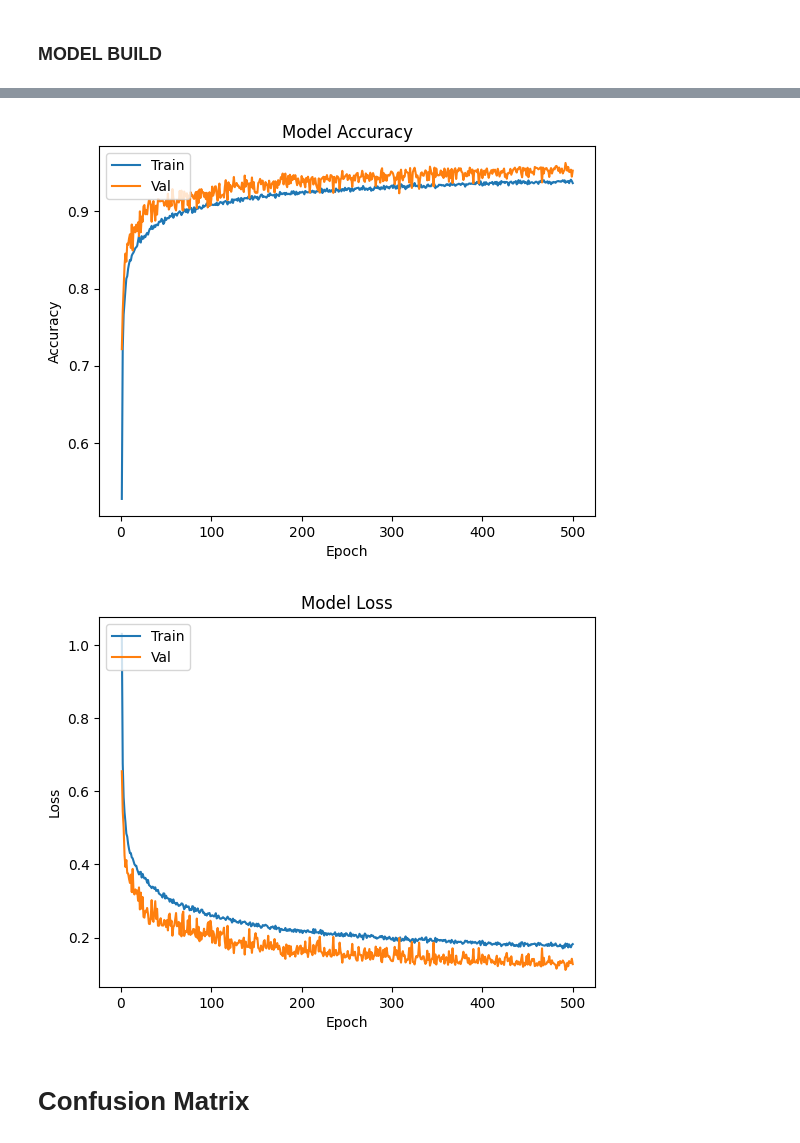
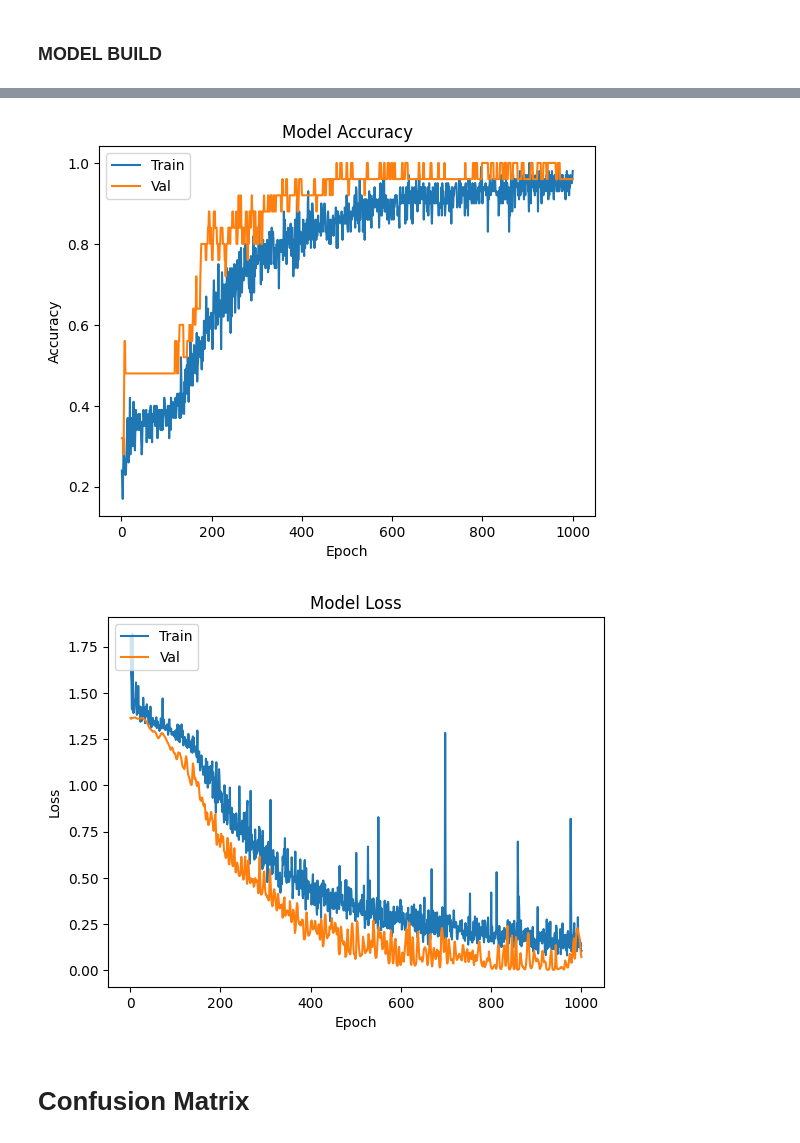
Before and after one commit to uosjapuelks/capstoneml, a Jupyter notebook: notebook/main_conv.ipynb, the cells around one changed output, grey strips where cells are left out. Saved outputs shown, nothing was run; the diff lists cells and outputs as text; code cells hidden in the pictures.

Commit message:
Train on real data

```diff
--- a/notebook/main_conv.ipynb
+++ b/notebook/main_conv.ipynb
@@ -149,10 +192,10 @@ filt_df.apply(minMax)
 # %%
 # Scale data to normalize data
 def scale_g(x):
-    return (x + 35)/70
+    return (x)/255
 
 def scale_a(x):
-    return (x + 80)/160
+    return (x)/255
 # %%
 filt_df['gx'] = filt_df['gx'].apply(scale_g)
 filt_df['gy'] = filt_df['gy'].apply(scale_g)
@@ -179,8 +222,8 @@ filt_df
 # %%
-ds_X = filt_df[['gx','gy','gz','ax','ay','az']]
+ds_X = filt_df[['ax','ay','az','gx','gy','gz']]
 ds_Y = filt_df['label']
 
-scaled_X = pd.DataFrame(data=ds_X, columns=['gx','gy','gz','ax','ay','az'])
+scaled_X = pd.DataFrame(data=ds_X, columns=['ax','ay','az','gx','gy','gz'])
 scaled_X['Activity_code'] = ds_Y.values
 
 scaled_X
@@ -273,15 +316,15 @@ from tensorflow.keras.layers import Conv1D, Dropout, Flatten, Dense, Input
 from tensorflow.keras.optimizers import Adam
 # %%
 model = Sequential()
-model.add(Conv1D(24, 3, activation='relu', input_shape = X_train[0].shape))
+model.add(Conv1D(8, 3, activation='relu', input_shape = X_train[0].shape))
 model.add(Dropout(0.2))
 
-model.add(Conv1D(48, 4, activation='relu'))
+model.add(Conv1D(16, 4, activation='relu'))
 model.add(Dropout(0.2))
 
 model.add(Flatten())
 
-model.add(Dense(64, activation='relu'))
+model.add(Dense(24, activation='relu'))
 model.add(Dropout(0.5))
 
 # model.add(Dense(4, activation='softmax'))
@@ -296,7 +339,7 @@ model.add(Dropout(0.5))
 # model.add(Dropout(0.2))
 
 # model.add(Flatten())
-model.add(Dense(32, activation='relu'))
+model.add(Dense(12, activation='relu'))
 model.add(Dropout(0.3))
 
 model.add(Dense(4, activation='softmax'))
@@ -323,5 +366,5 @@ Trainable params: 53,468
 Non-trainable params: 0
 _________________________________________________________________
 # %%
-history = model.fit(X_train, Y_train, epochs=500, validation_data=(X_test, Y_test), verbose=1)
+history = model.fit(X_train, Y_train, epochs=1000, validation_data=(X_test, Y_test), verbose=1)
 # %% [output]
@@ -347,8 +388,8 @@ Epoch 500/500
 # %%
-plot_history(history, 500)
+plot_history(history, 1000)
 # %% [output]
-[figure, old version]
+[figure, new version]
-[figure, old version]
+[figure, new version]
 # %% [markdown]
 # Confusion Matrix
 # %%
```
Also changed, not shown: parts of 28 cells of this notebook, 1 other file.
